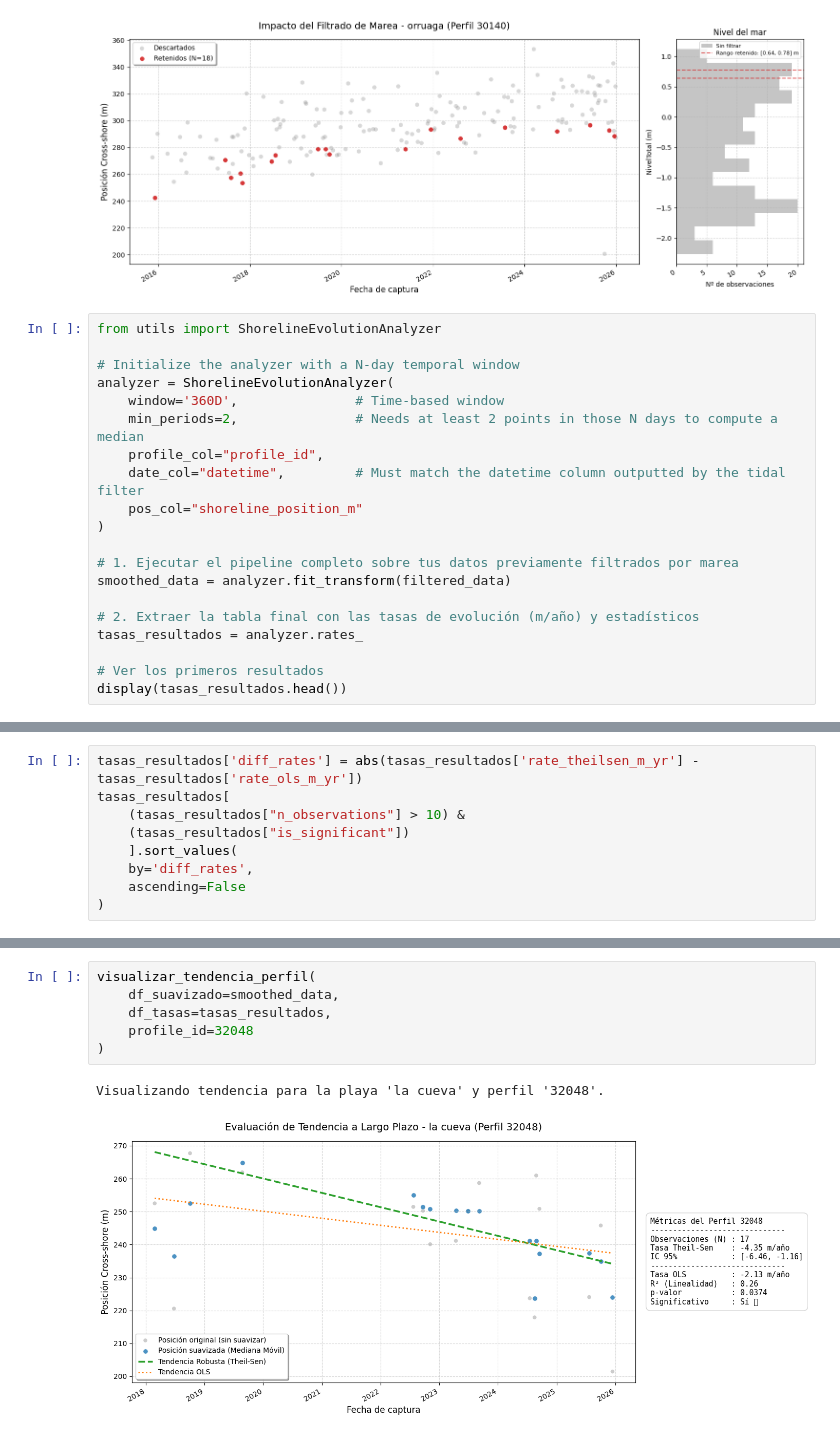
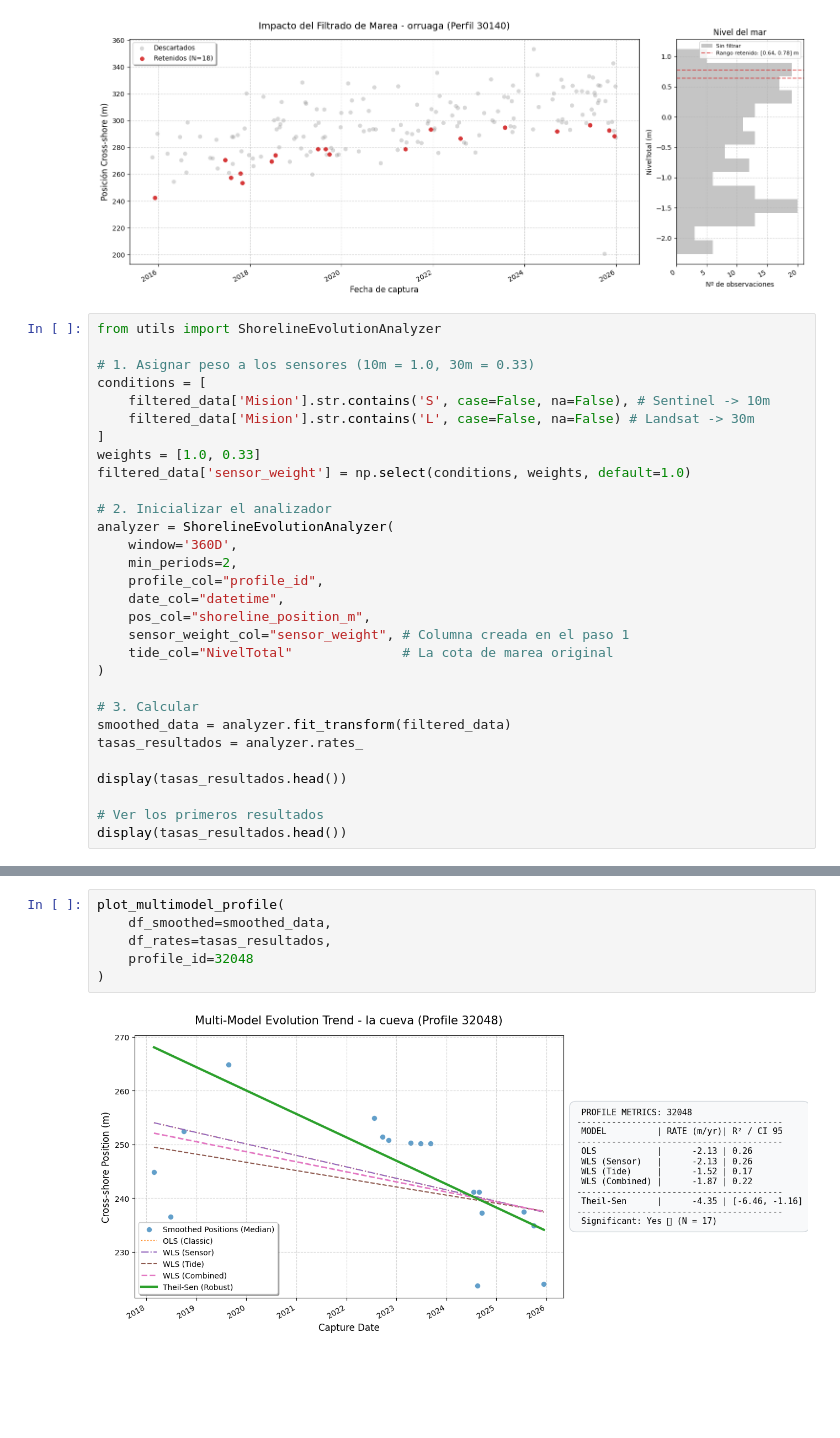
Before and after one commit to AlbertGallegoJimenez/macrotidal_coastal_rates, a Jupyter notebook: nb_test_tasas.ipynb, the cells around one changed output, grey strips where cells are left out. Drawn from its saved outputs; the diff is of its cells as text; blank space fills up the shorter version.

```diff
--- a/nb_test_tasas.ipynb
+++ b/nb_test_tasas.ipynb
@@ -286,20 +287,30 @@ Datos retenidos:  18 líneas (10.1%)
 # %%
 from utils import ShorelineEvolutionAnalyzer
 
-# Initialize the analyzer with a N-day temporal window
+# 1. Asignar peso a los sensores (10m = 1.0, 30m = 0.33)
+conditions = [
+    filtered_data['Mision'].str.contains('S', case=False, na=False), # Sentinel -> 10m
+    filtered_data['Mision'].str.contains('L', case=False, na=False) # Landsat -> 30m
+]
+weights = [1.0, 0.33]
+filtered_data['sensor_weight'] = np.select(conditions, weights, default=1.0)
+
+# 2. Inicializar el analizador
 analyzer = ShorelineEvolutionAnalyzer(
-    window='360D',               # Time-based window
-    min_periods=2,               # Needs at least 2 points in those N days to compute a median
+    window='360D',
+    min_periods=2,
     profile_col="profile_id",
-    date_col="datetime",         # Must match the datetime column outputted by the tidal filter
-    pos_col="shoreline_position_m"
+    date_col="datetime",
+    pos_col="shoreline_position_m",
+    sensor_weight_col="sensor_weight", # Columna creada en el paso 1
+    tide_col="NivelTotal"              # La cota de marea original
 )
 
-# 1. Ejecutar el pipeline completo sobre tus datos previamente filtrados por marea
+# 3. Calcular
 smoothed_data = analyzer.fit_transform(filtered_data)
+tasas_resultados = analyzer.rates_
 
-# 2. Extraer la tabla final con las tasas de evolución (m/año) y estadísticos
-tasas_resultados = analyzer.rates_
+display(tasas_resultados.head())
 
 # Ver los primeros resultados
 display(tasas_resultados.head())
@@ -313,9 +329,0 @@ display(tasas_resultados.head())
-# %%
-tasas_resultados['diff_rates'] = abs(tasas_resultados['rate_theilsen_m_yr'] - tasas_resultados['rate_ols_m_yr'])
-tasas_resultados[
-    (tasas_resultados["n_observations"] > 10) &
-    (tasas_resultados["is_significant"])
-    ].sort_values(
-    by='diff_rates',
-    ascending=False
-)
@@ -453,11 +456,10 @@ def visualizar_tendencia_perfil(df_suavizado, df_tasas, profile_id,
     plt.show()
 # %%
-visualizar_tendencia_perfil(
-    df_suavizado=smoothed_data,
-    df_tasas=tasas_resultados,
+plot_multimodel_profile(
+    df_smoothed=smoothed_data,
+    df_rates=tasas_resultados,
     profile_id=32048
 )
 # %% [output]
-Visualizando tendencia para la playa 'la cueva' y perfil '32048'.
-[figure, old version]
+[figure, new version]
 # %%
```
Also changed, not shown: parts of 9 cells of this notebook.
